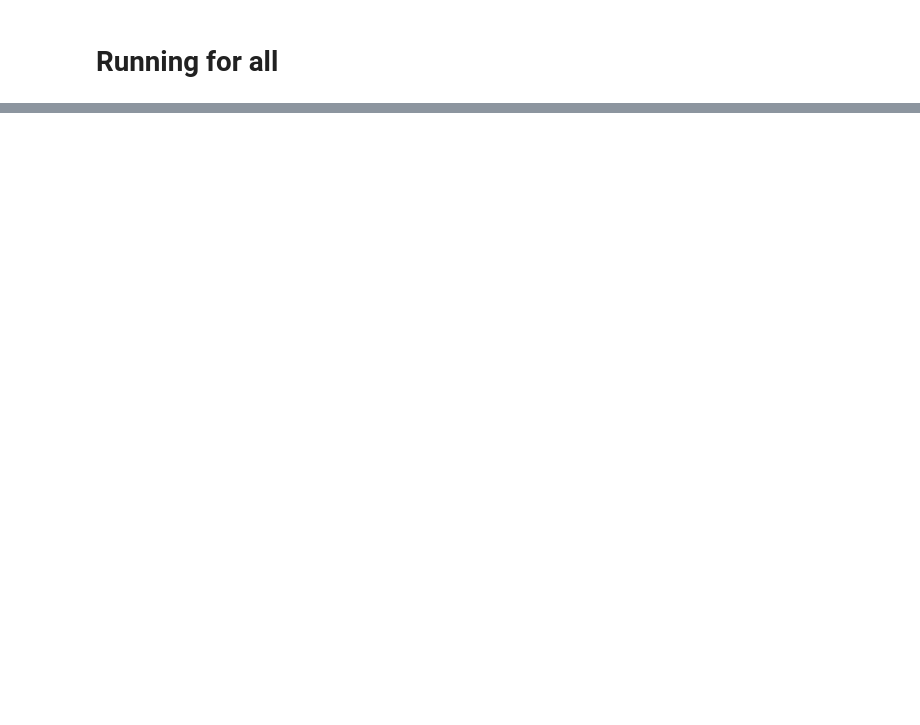
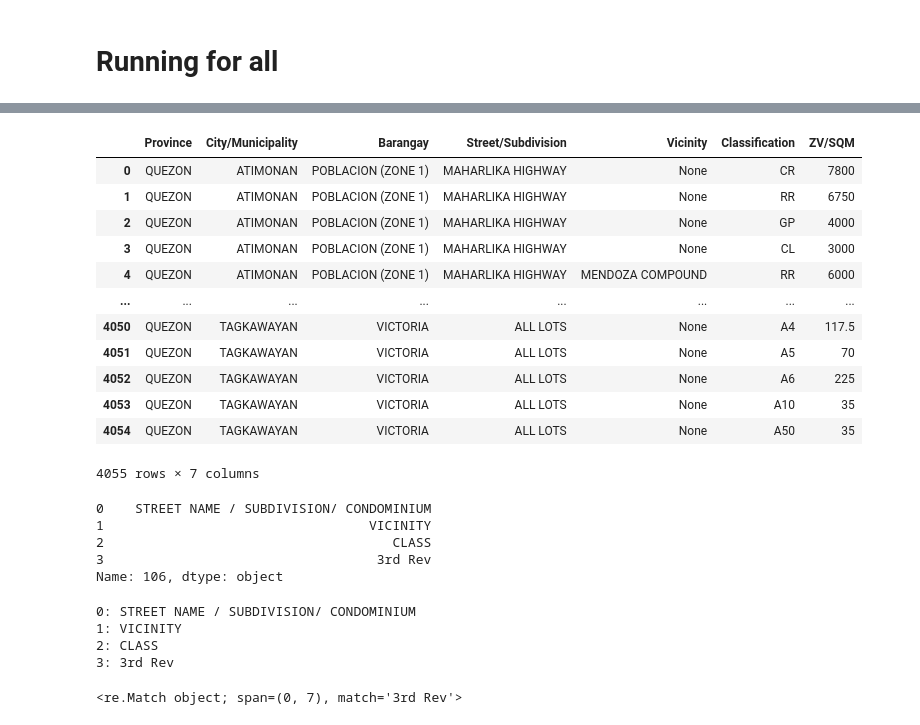
Before and after one commit to lansantuyo/bir-zl-scraping, a Jupyter notebook: ZV_Scraper.ipynb, the cells around one changed output, grey strips where cells are left out. Cells and saved outputs as stored; diff of their text form; code cells hidden in the pictures; blank space fills up the shorter version.

```diff
--- a/ZV_Scraper.ipynb
+++ b/ZV_Scraper.ipynb
@@ -49,7 +49,6 @@ def main(df):
     count = 0
     new_df = pd.DataFrame(columns=['Province', 'City/Municipality', 'Barangay', 'Street/Subdivision', 'Vicinity', 'Classification', 'ZV/SQM'])
     while index < len(df):
-    # while count < 3:
         row = df.iloc[index]
         combined_row = ''.join(map(str, row.dropna())).strip()
 
@@ -100,6 +99,7 @@ def main(df):
             # Check specific columns for additional information in the next 3 rows
             for offset in range(3, 6):
                 if index + offset < len(df):
+                    # check for table header
                     subsequent_row = df.iloc[index + offset]
 
                     # Initialize variables to store the column indices of matches
@@ -119,10 +119,12 @@ def main(df):
                         if re.search(r"V.*I.*C.*I.*N.*I.*T.*Y", cell_value, re.IGNORECASE):
                             vicinity_index = col_index  # Store the index of the match for vicinity
 
-                        if re.search(r"C.*L.*A.*S.*S.*I.*F.*I.*C.*A.*T.*I.*O.*N", cell_value, re.IGNORECASE | re.DOTALL):
+                        if re.search(r"CLASS(?:IFICATION)?|C.*L.*A.*S.*S.*I.*F.*I.*C.*A.*T.*I.*O.*N", cell_value, re.IGNORECASE | re.DOTALL):
+                            """Made changes so that it reads CLASS on classification column on last column - Raevy"""
                             classification_index = col_index  # Store the index of the match for classification
 
-                        if re.search(r"ZV.*SQ.*M", cell_value, re.IGNORECASE):
+                        if re.search(r"ZV.*SQ.*M|3rd\s*Rev", cell_value, re.IGNORECASE):
+                            """Made changes so that it reads 3rd Rev on last column - Raevy"""
                             zv_sq_m_index = col_index  # Store the index of the match for ZV SQ M
 
                     # If all matches are found, set the additional_info_flag to True
@@ -151,14 +153,15 @@ def main(df):
             col1_holder = None
             vicinity_holder = None
             while age < 2:
+                # print(f"index: {index} and {len(df)}")
                 row = df.iloc[index]
 
                 col1 = row.iloc[street_name_index]
                 vicinity = row.iloc[vicinity_index]
-                classification = row.iloc[classification_index]
+                classification = str(row.iloc[classification_index])
                 zv = row.iloc[zv_sq_m_index]
                 test = [col1, vicinity, classification, zv]
-                # print(f"base row: {test}")
+                print(f"base row: {test}")
 
                 if (pd.isnull(classification) or classification.strip() == '') and pd.isnull(zv):
                     age += 1
@@ -242,7 +229,7 @@ test
 # %% [markdown]
 # Running for all
 # %%
-for excel in excel_files[1:]:
+for excel in excel_files[22:23]:
     df = xls_to_df(excel)
     processed = main(df)
     processed.to_excel(f"Output/{excel}.xlsx")
@@ -254,0 +774,5 @@ for output_file in output_files:
+# %%
+for excel in excel_files[22:23]:
+    df = xls_to_df(excel)
+    processed = main(df)
+    processed.to_excel(f"Output/{excel}.xlsx")
@@ -254,0 +797,38 @@ for output_file in output_files:
+# %%
+processed
+# %% [output]
+|  | Province | City/Municipality | Barangay | Street/Subdivision | Vicinity | Classification | ZV/SQM |
+| 0 | QUEZON | ATIMONAN | POBLACION (ZONE 1) | MAHARLIKA HIGHWAY | None | CR | 7800 |
+| 1 | QUEZON | ATIMONAN | POBLACION (ZONE 1) | MAHARLIKA HIGHWAY | None | RR | 6750 |
+| 2 | QUEZON | ATIMONAN | POBLACION (ZONE 1) | MAHARLIKA HIGHWAY | None | GP | 4000 |
+| 3 | QUEZON | ATIMONAN | POBLACION (ZONE 1) | MAHARLIKA HIGHWAY | None | CL | 3000 |
+| 4 | QUEZON | ATIMONAN | POBLACION (ZONE 1) | MAHARLIKA HIGHWAY | MENDOZA COMPOUND | RR | 6000 |
+| ... | ... | ... | ... | ... | ... | ... | ... |
+| 4050 | QUEZON | TAGKAWAYAN | VICTORIA | ALL LOTS | None | A4 | 117.5 |
+| 4051 | QUEZON | TAGKAWAYAN | VICTORIA | ALL LOTS | None | A5 | 70 |
+| 4052 | QUEZON | TAGKAWAYAN | VICTORIA | ALL LOTS | None | A6 | 225 |
+| 4053 | QUEZON | TAGKAWAYAN | VICTORIA | ALL LOTS | None | A10 | 35 |
+| 4054 | QUEZON | TAGKAWAYAN | VICTORIA | ALL LOTS | None | A50 | 35 |
+4055 rows × 7 columns
+# %%
+row = df.iloc[106]
+row
+# %% [output]
+0    STREET NAME / SUBDIVISION/ CONDOMINIUM
+1                                  VICINITY
+2                                     CLASS
+3                                   3rd Rev
+Name: 106, dtype: object
+# %%
+for col_index, cell in enumerate(row):
+    print(f"{col_index}: {cell}")
+# %% [output]
+0: STREET NAME / SUBDIVISION/ CONDOMINIUM
+1: VICINITY
+2: CLASS
+3: 3rd Rev
+# %%
+x = re.search(r"ZV.*SQ.*M|3rd\s*Rev", cell, re.IGNORECASE)
+print(x)
+# %% [output]
+<re.Match object; span=(0, 7), match='3rd Rev'>
```
Also changed, not shown: parts of 12 cells of this notebook.
